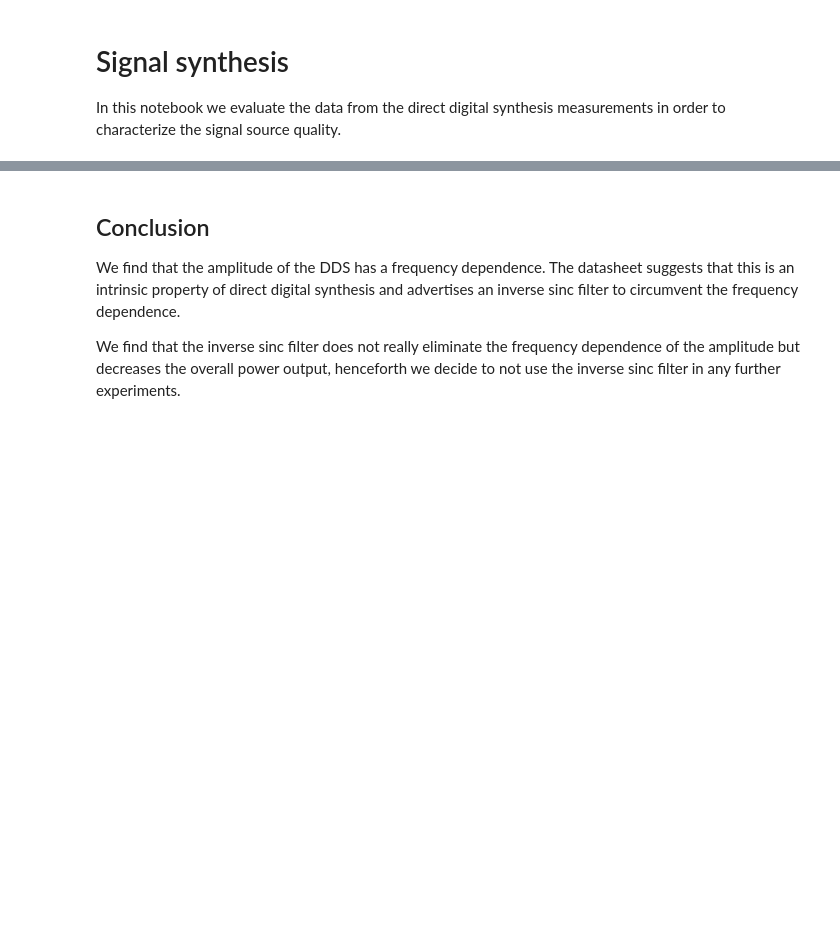
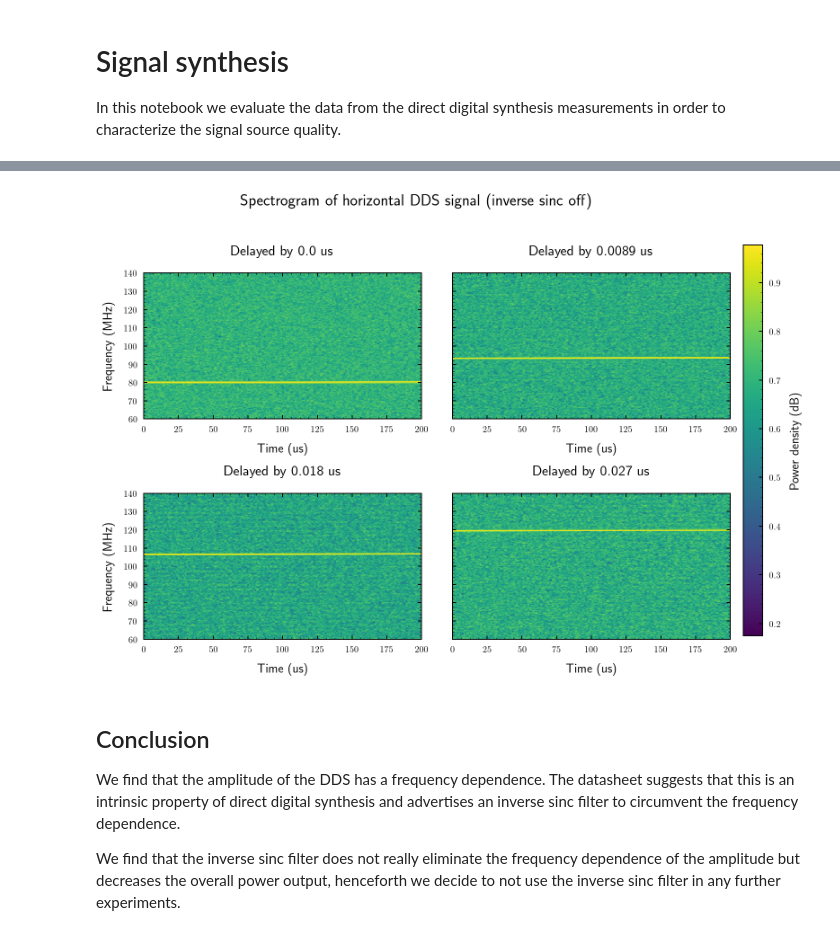
Before and after one commit to bodokaiser/bachelor-thesis, a Jupyter notebook: notebook/evaluation/signal-synthesis.ipynb, the cells around one changed output, grey strips where cells are left out. Cells and saved outputs as stored; diff of their text form; code cells hidden in the pictures; blank space fills up the shorter version.

```diff
--- a/notebook/evaluation/signal-synthesis.ipynb
+++ b/notebook/evaluation/signal-synthesis.ipynb
@@ -15,15 +14,15 @@ os.makedirs(figuredir, exist_ok=True)
 We are interested in the signal amplitude in dependence of the frequency. Thus we will do a FFT on each segment to identify the dominant frequency and take the maximum voltage as amplitude. Then we compare the different configuration.
 # %%
-data = {
+runs = {
     'horizontal-sinc-on': {},
     'horizontal-sinc-off': {},
     'vertical-sinc-on': {},
     'vertical-sinc-off': {},
 }
 
-for key, run in data.items():
+for key, run in runs.items():
     for t in delays:
-        run[t] = pd.read_hdf(f'../dataset/synthesizer/{key}.h5', str(t))
+        run[t] = pd.read_hdf(os.path.join(datadir, f'{key}.h5'), str(t))
 # %%
 import transform
 
@@ -136,3 +112,31 @@ plt.show()
+# %%
+fig, axes = plt.subplots(nrows=2, ncols=2, figsize=(10, 8), sharey=True)
+fig.suptitle('Spectrogram of horizontal DDS signal (inverse sinc off)')
+
+axes = axes.flatten()
+axes[0].set_title(f'Delayed by {t0:.2} us')
+axes[0].set_ylabel('Frequency (MHz)')
+axes[0].imshow(Z1, extent=[0, 200, 60, 140])
+axes[1].set_title(f'Delayed by {t1:.2} us')
+axes[1].imshow(Z2, extent=[0, 200, 60, 140])
+axes[2].set_title(f'Delayed by {t2:.2} us')
+axes[2].imshow(Z3, extent=[0, 200, 60, 140])
+axes[2].set_ylabel('Frequency (MHz)')
+axes[3].set_title(f'Delayed by {t3:.2} us')
+im = axes[3].imshow(Z4, extent=[0, 200, 60, 140])
+
+for axis in axes:
+    axis.set_xlabel('Time (us)')
+    axis.axis('auto')
+
+fig.subplots_adjust(right=1.16)
+fig.colorbar(im, ax=list(axes), label='Power density (dB)')
+
+plt.tight_layout(rect=[0, 0.03, 1, 0.9])
+fig.savefig(os.path.join(figuredir, 'spectrogram.pdf'))
+plt.show()
+# %% [output]
+[figure, added]
 # %% [markdown]
 ## Conclusion
 
```
Also changed, not shown: parts of 5 cells of this notebook, 7 other files.
